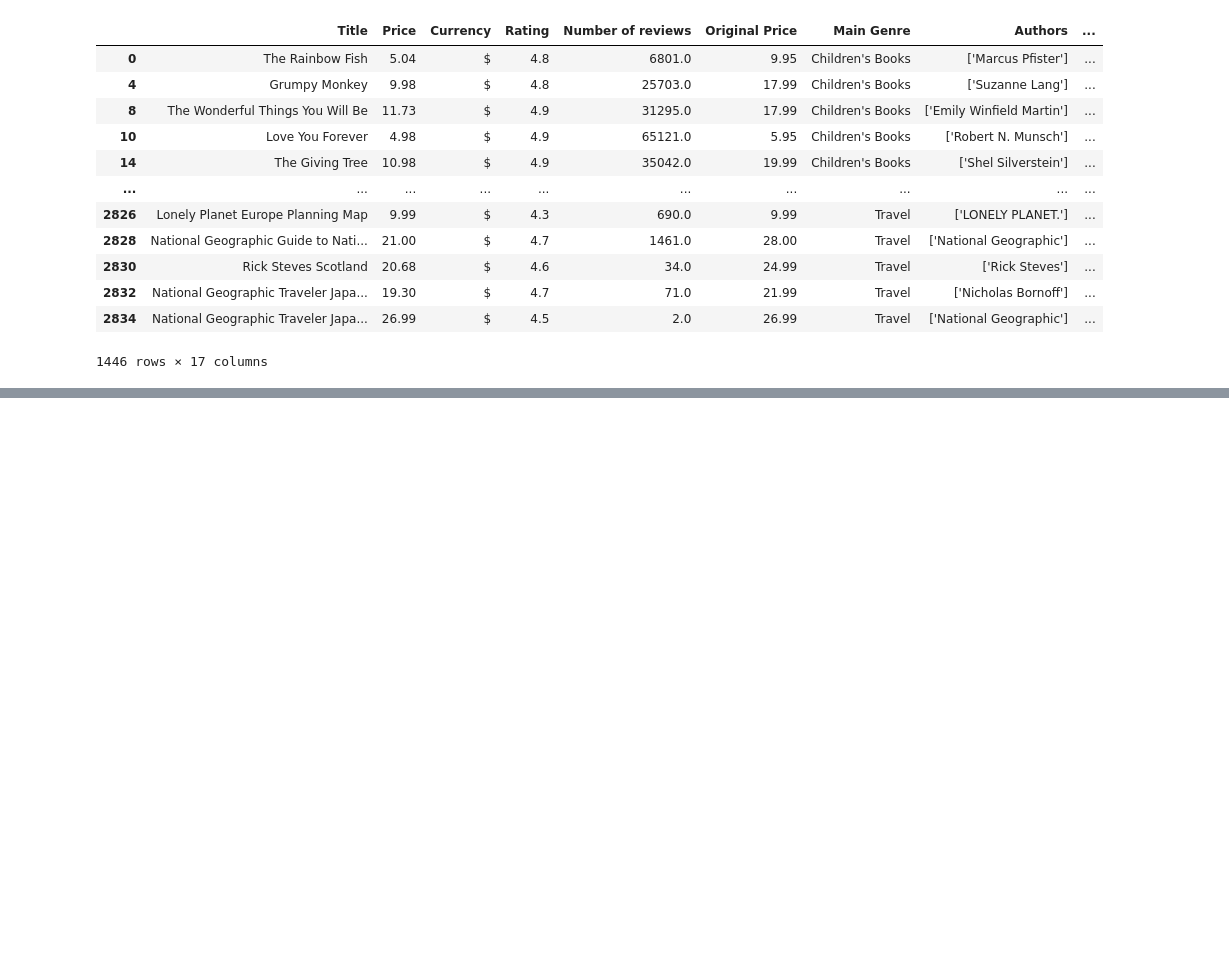
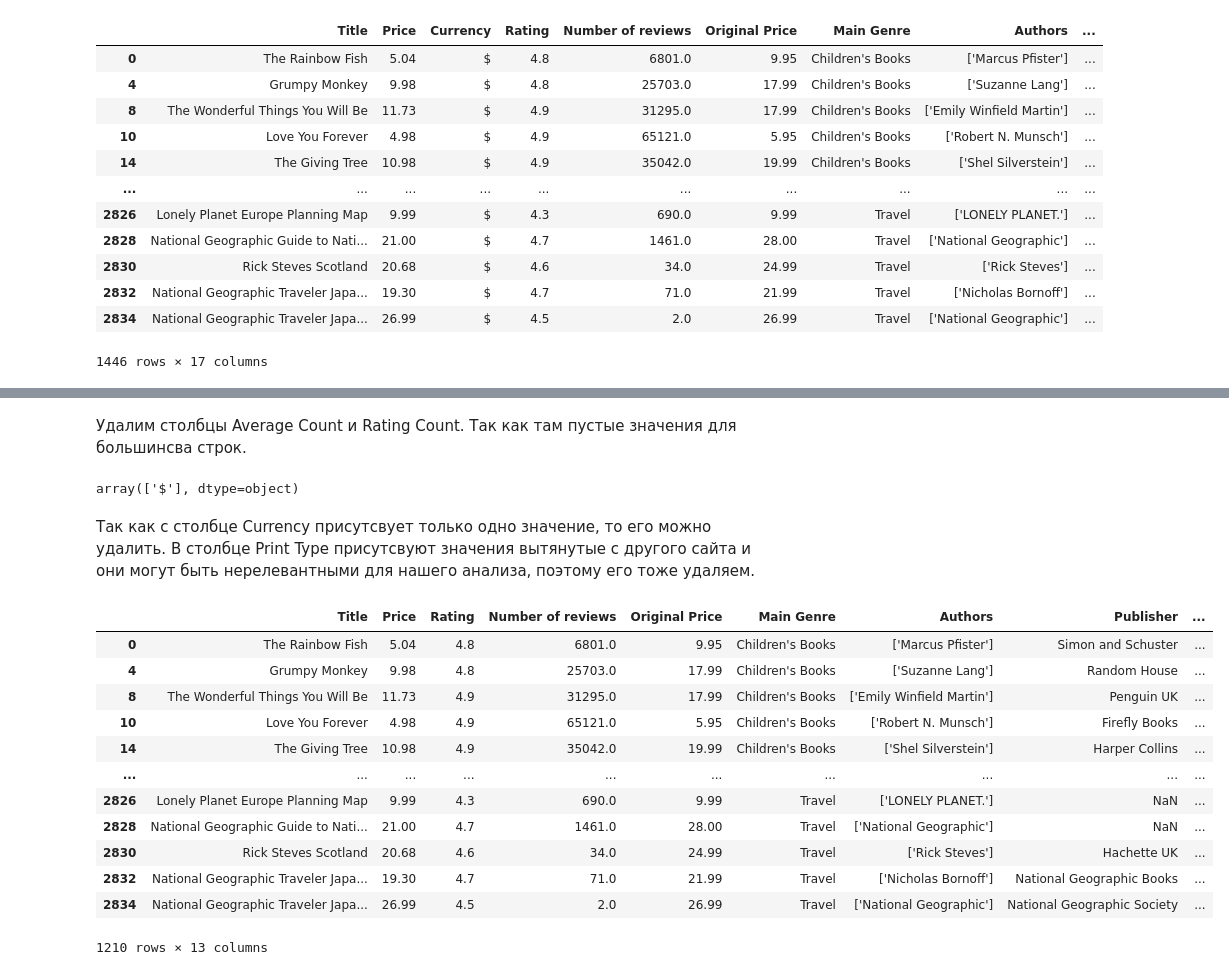
Before and after one commit to MAYBEVI4ER/GP_2, a Jupyter notebook: GP 2 - Scraping & API.ipynb, the cells around one changed output, grey strips where cells are left out. Saved outputs shown, nothing was run; the diff lists cells and outputs as text; code cells hidden in the pictures; blank space fills up the shorter version.

```diff
--- a/GP 2 - Scraping & API.ipynb
+++ b/GP 2 - Scraping & API.ipynb
@@ -389,0 +382,29 @@ df
+# %%
+df = df[df["Price"].notna() & (df["Price"] != 0)]
+# %% [markdown]
+Удалим столбцы Average Count и Rating Count. Так как там пустые значения для большинсва строк.
+# %%
+df = df.drop(columns=["Average Rating", "Ratings Count"])
+# %%
+df['Currency'].unique()
+# %% [output]
+array(['$'], dtype=object)
+# %% [markdown]
+Так как с столбце Currency присутсвует только одно значение, то его можно удалить. В столбце Print Type присутсвуют значения вытянутые с другого сайта и они могут быть нерелевантными для нашего анализа, поэтому его тоже удаляем.
+# %%
+df = df.drop(columns=["Currency", "Print Type"])
+df
+# %% [output]
+|  | Title | Price | Rating | Number of reviews | Original Price | Main Genre | Authors | Publisher | ... |
+| 0 | The Rainbow Fish | 5.04 | 4.8 | 6801.0 | 9.95 | Children's Books | ['Marcus Pfister'] | Simon and Schuster | ... |
+| 4 | Grumpy Monkey | 9.98 | 4.8 | 25703.0 | 17.99 | Children's Books | ['Suzanne Lang'] | Random House | ... |
+| 8 | The Wonderful Things You Will Be | 11.73 | 4.9 | 31295.0 | 17.99 | Children's Books | ['Emily Winfield Martin'] | Penguin UK | ... |
+| 10 | Love You Forever | 4.98 | 4.9 | 65121.0 | 5.95 | Children's Books | ['Robert N. Munsch'] | Firefly Books | ... |
+| 14 | The Giving Tree | 10.98 | 4.9 | 35042.0 | 19.99 | Children's Books | ['Shel Silverstein'] | Harper Collins | ... |
+| ... | ... | ... | ... | ... | ... | ... | ... | ... | ... |
+| 2826 | Lonely Planet Europe Planning Map | 9.99 | 4.3 | 690.0 | 9.99 | Travel | ['LONELY PLANET.'] | NaN | ... |
+| 2828 | National Geographic Guide to Nati... | 21.00 | 4.7 | 1461.0 | 28.00 | Travel | ['National Geographic'] | NaN | ... |
+| 2830 | Rick Steves Scotland | 20.68 | 4.6 | 34.0 | 24.99 | Travel | ['Rick Steves'] | Hachette UK | ... |
+| 2832 | National Geographic Traveler Japa... | 19.30 | 4.7 | 71.0 | 21.99 | Travel | ['Nicholas Bornoff'] | National Geographic Books | ... |
+| 2834 | National Geographic Traveler Japa... | 26.99 | 4.5 | 2.0 | 26.99 | Travel | ['National Geographic'] | National Geographic Society | ... |
+1210 rows × 13 columns
```
Also changed, not shown: parts of 21 cells of this notebook.
